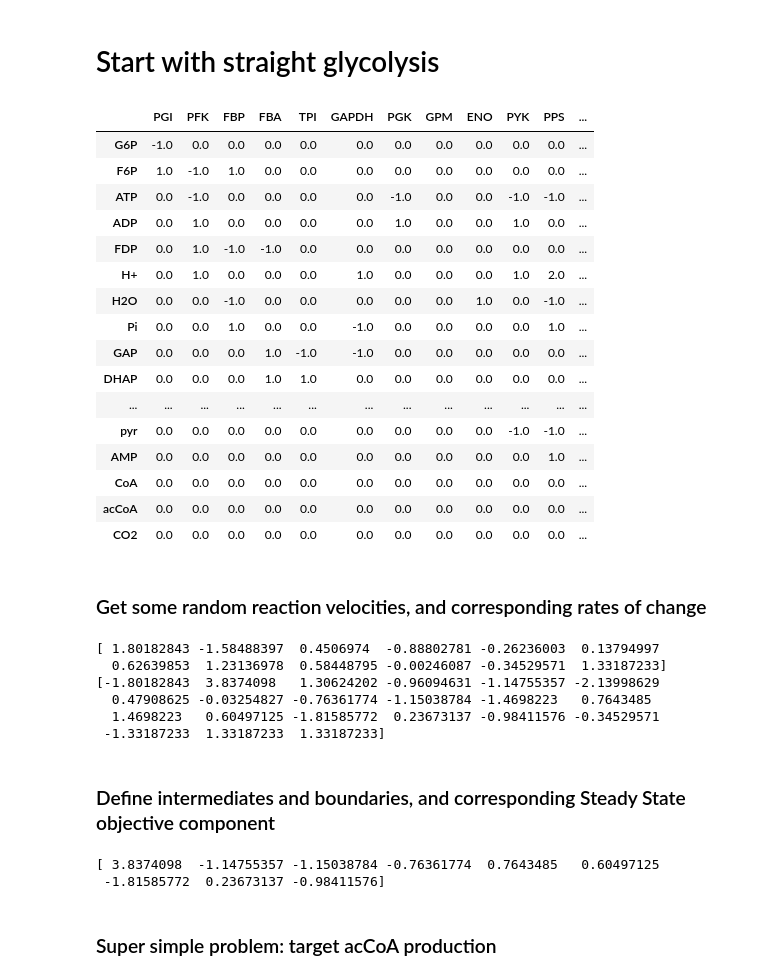
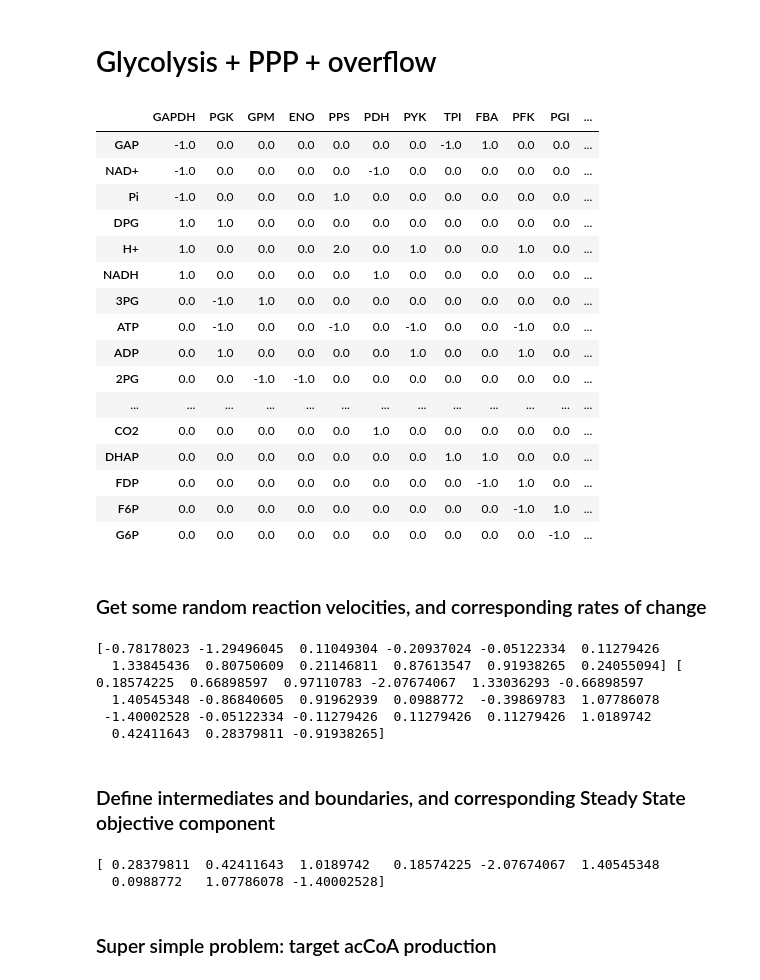
Before and after one commit to fdrusso/mosmo-work, a Jupyter notebook: notebooks/Central Carbon Studies.ipynb, the cells around one changed output. Cells and saved outputs as stored; diff of their text form; code cells hidden in the pictures.

Commit message:
Notebooks updated for recent Pathway changes

```diff
--- a/notebooks/Central Carbon Studies.ipynb
+++ b/notebooks/Central Carbon Studies.ipynb
@@ -20,47 +19,46 @@ prng = jax.random.PRNGKey(int(time.time() * 1000))  # Gets the No GPU warning ou
 
 KB = kb.configure_kb()
 # %% [markdown]
-# Start with straight glycolysis
+# Glycolysis + PPP + overflow
 # %%
-glycolysis = KB.find(KB.pathways, 'glycolysis')[0]
-network = ReactionNetwork(glycolysis.steps)
-
+glycolysis = KB('glycolysis')
 pd.DataFrame(
-    network.s_matrix,
-    columns=network.reactions.labels(),
-    index=network.reactants.labels())
+    glycolysis.s_matrix,
+    columns=glycolysis.reactions.labels(),
+    index=glycolysis.molecules.labels())
 # %% [output]
-|  | PGI | PFK | FBP | FBA | TPI | GAPDH | PGK | GPM | ENO | PYK | PPS | ... |
-| G6P | -1.0 | 0.0 | 0.0 | 0.0 | 0.0 | 0.0 | 0.0 | 0.0 | 0.0 | 0.0 | 0.0 | ... |
-| F6P | 1.0 | -1.0 | 1.0 | 0.0 | 0.0 | 0.0 | 0.0 | 0.0 | 0.0 | 0.0 | 0.0 | ... |
-| ATP | 0.0 | -1.0 | 0.0 | 0.0 | 0.0 | 0.0 | -1.0 | 0.0 | 0.0 | -1.0 | -1.0 | ... |
+|  | GAPDH | PGK | GPM | ENO | PPS | PDH | PYK | TPI | FBA | PFK | PGI | ... |
+| GAP | -1.0 | 0.0 | 0.0 | 0.0 | 0.0 | 0.0 | 0.0 | -1.0 | 1.0 | 0.0 | 0.0 | ... |
+| NAD+ | -1.0 | 0.0 | 0.0 | 0.0 | 0.0 | -1.0 | 0.0 | 0.0 | 0.0 | 0.0 | 0.0 | ... |
+| Pi | -1.0 | 0.0 | 0.0 | 0.0 | 1.0 | 0.0 | 0.0 | 0.0 | 0.0 | 0.0 | 0.0 | ... |
+| DPG | 1.0 | 1.0 | 0.0 | 0.0 | 0.0 | 0.0 | 0.0 | 0.0 | 0.0 | 0.0 | 0.0 | ... |
+| H+ | 1.0 | 0.0 | 0.0 | 0.0 | 2.0 | 0.0 | 1.0 | 0.0 | 0.0 | 1.0 | 0.0 | ... |
+| NADH | 1.0 | 0.0 | 0.0 | 0.0 | 0.0 | 1.0 | 0.0 | 0.0 | 0.0 | 0.0 | 0.0 | ... |
+| 3PG | 0.0 | -1.0 | 1.0 | 0.0 | 0.0 | 0.0 | 0.0 | 0.0 | 0.0 | 0.0 | 0.0 | ... |
+| ATP | 0.0 | -1.0 | 0.0 | 0.0 | -1.0 | 0.0 | -1.0 | 0.0 | 0.0 | -1.0 | 0.0 | ... |
 | ADP | 0.0 | 1.0 | 0.0 | 0.0 | 0.0 | 0.0 | 1.0 | 0.0 | 0.0 | 1.0 | 0.0 | ... |
-| FDP | 0.0 | 1.0 | -1.0 | -1.0 | 0.0 | 0.0 | 0.0 | 0.0 | 0.0 | 0.0 | 0.0 | ... |
-| H+ | 0.0 | 1.0 | 0.0 | 0.0 | 0.0 | 1.0 | 0.0 | 0.0 | 0.0 | 1.0 | 2.0 | ... |
-| H2O | 0.0 | 0.0 | -1.0 | 0.0 | 0.0 | 0.0 | 0.0 | 0.0 | 1.0 | 0.0 | -1.0 | ... |
-| Pi | 0.0 | 0.0 | 1.0 | 0.0 | 0.0 | -1.0 | 0.0 | 0.0 | 0.0 | 0.0 | 1.0 | ... |
-| GAP | 0.0 | 0.0 | 0.0 | 1.0 | -1.0 | -1.0 | 0.0 | 0.0 | 0.0 | 0.0 | 0.0 | ... |
-| DHAP | 0.0 | 0.0 | 0.0 | 1.0 | 1.0 | 0.0 | 0.0 | 0.0 | 0.0 | 0.0 | 0.0 | ... |
+| 2PG | 0.0 | 0.0 | -1.0 | -1.0 | 0.0 | 0.0 | 0.0 | 0.0 | 0.0 | 0.0 | 0.0 | ... |
 | ... | ... | ... | ... | ... | ... | ... | ... | ... | ... | ... | ... | ... |
-| pyr | 0.0 | 0.0 | 0.0 | 0.0 | 0.0 | 0.0 | 0.0 | 0.0 | 0.0 | -1.0 | -1.0 | ... |
-| AMP | 0.0 | 0.0 | 0.0 | 0.0 | 0.0 | 0.0 | 0.0 | 0.0 | 0.0 | 0.0 | 1.0 | ... |
-| CoA | 0.0 | 0.0 | 0.0 | 0.0 | 0.0 | 0.0 | 0.0 | 0.0 | 0.0 | 0.0 | 0.0 | ... |
-| acCoA | 0.0 | 0.0 | 0.0 | 0.0 | 0.0 | 0.0 | 0.0 | 0.0 | 0.0 | 0.0 | 0.0 | ... |
-| CO2 | 0.0 | 0.0 | 0.0 | 0.0 | 0.0 | 0.0 | 0.0 | 0.0 | 0.0 | 0.0 | 0.0 | ... |
+| CO2 | 0.0 | 0.0 | 0.0 | 0.0 | 0.0 | 1.0 | 0.0 | 0.0 | 0.0 | 0.0 | 0.0 | ... |
+| DHAP | 0.0 | 0.0 | 0.0 | 0.0 | 0.0 | 0.0 | 0.0 | 1.0 | 1.0 | 0.0 | 0.0 | ... |
+| FDP | 0.0 | 0.0 | 0.0 | 0.0 | 0.0 | 0.0 | 0.0 | 0.0 | -1.0 | 1.0 | 0.0 | ... |
+| F6P | 0.0 | 0.0 | 0.0 | 0.0 | 0.0 | 0.0 | 0.0 | 0.0 | 0.0 | -1.0 | 1.0 | ... |
+| G6P | 0.0 | 0.0 | 0.0 | 0.0 | 0.0 | 0.0 | 0.0 | 0.0 | 0.0 | 0.0 | -1.0 | ... |
 # %% [markdown]
 ### Get some random reaction velocities, and corresponding rates of change
 # %%
-rando_v = jax.random.normal(prng, network.shape[1:])
+prng = jax.random.PRNGKey(int(time.time() * 1000))
+rando_v = jax.random.normal(prng, glycolysis.shape[1:])
 
-rando_dmdt = network.s_matrix @ rando_v
+rando_dmdt = glycolysis.s_matrix @ rando_v
 
 print(rando_v, rando_dmdt)
 # %% [output]
-[ 1.80182843 -1.58488397  0.4506974  -0.88802781 -0.26236003  0.13794997
-  0.62639853  1.23136978  0.58448795 -0.00246087 -0.34529571  1.33187233] [-1.80182843  3.8374098   1.30624202 -0.96094631 -1.14755357 -2.13998629
-  0.47908625 -0.03254827 -0.76361774 -1.15038784 -1.4698223   0.7643485
-  1.4698223   0.60497125 -1.81585772  0.23673137 -0.98411576 -0.34529571
- -1.33187233  1.33187233  1.33187233]
+[-0.78178023 -1.29496045  0.11049304 -0.20937024 -0.05122334  0.11279426
+  1.33845436  0.80750609  0.21146811  0.87613547  0.91938265  0.24055094] [ 0.18574225  0.66898597  0.97110783 -2.07674067  1.33036293 -0.66898597
+  1.40545348 -0.86840605  0.91962939  0.0988772  -0.39869783  1.07786078
+ -1.40002528 -0.05122334 -0.11279426  0.11279426  0.11279426  1.0189742
+  0.42411643  0.28379811 -0.91938265]
 # %% [markdown]
 ### Define intermediates and boundaries, and corresponding Steady State objective component
 # %%
@@ -68,13 +66,13 @@ intermediates = [
     KB(mol_id)
     for mol_id in ('Fru.D.6P', 'Fru.D.bis16', 'dhap', 'gap', 'dpg', '3pg', '2pg', 'pep', 'pyr')
 ]
-boundaries = [met for met in glycolysis.metabolites if met not in intermediates]
+boundaries = [met for met in glycolysis.molecules if met not in intermediates]
 
-ss_obj = fba_gd.SteadyStateObjective(network, intermediates)
+ss_obj = fba_gd.SteadyStateObjective(glycolysis, intermediates)
 print(ss_obj.residual(rando_v, rando_dmdt))
 # %% [output]
-[ 3.8374098  -1.14755357 -1.15038784 -0.76361774  0.7643485   0.60497125
- -1.81585772  0.23673137 -0.98411576]
+[ 0.28379811  0.42411643  1.0189742   0.18574225 -2.07674067  1.40545348
+  0.0988772   1.07786078 -1.40002528]
 # %% [markdown]
 ### Super simple problem: target acCoA production
 # %%
```
Also changed, not shown: parts of 13 cells of this notebook, 2 other files.
